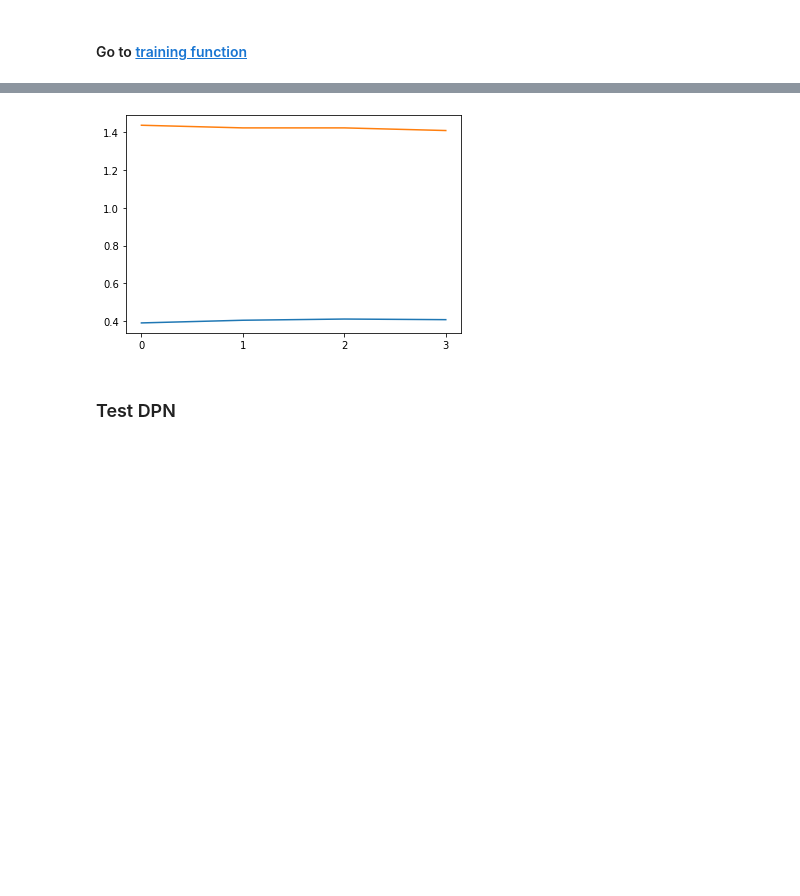
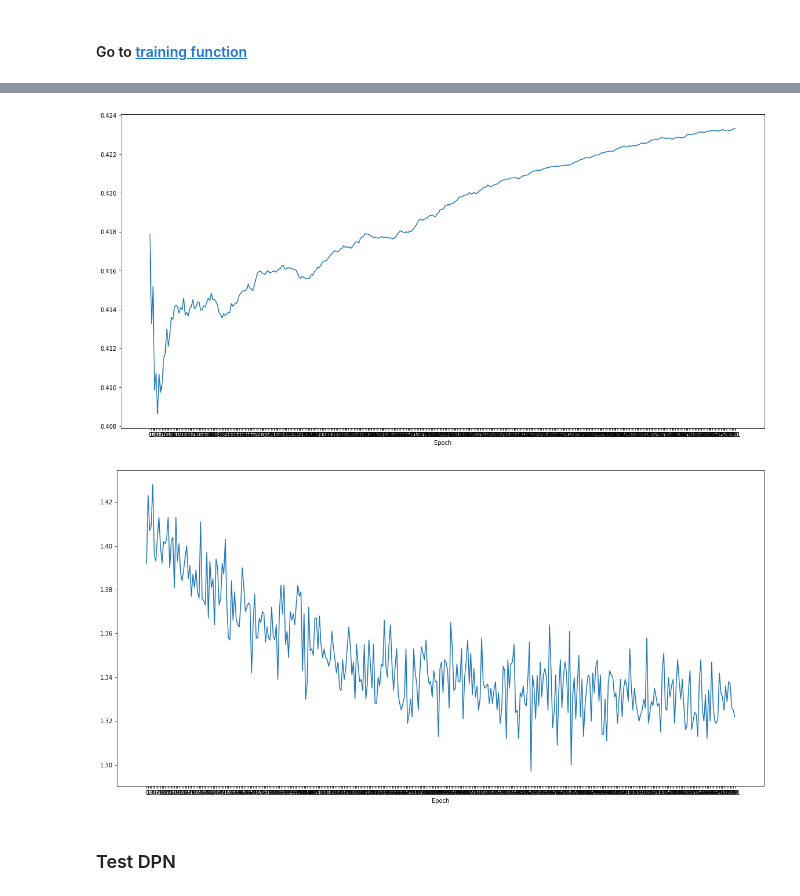
Before and after one commit to BigtoC/CS4487-JPYNBs, a Jupyter notebook: Project/Project-Image-classification.ipynb, the cells around one changed output, grey strips where cells are left out. Cells and saved outputs as stored; diff of their text form; code cells hidden in the pictures; blank space fills up the shorter version.

Commit message:
Training

```diff
--- a/Project/Project-Image-classification.ipynb
+++ b/Project/Project-Image-classification.ipynb
@@ -351,11 +351,12 @@ def progress_bar(max_val: int):
 # %% [markdown]
 ### Plot
 # %%
-def plot_train_info(data: list):
+def plot_train_info(data: list, label: str):
+    plt.figure(figsize=(20,10))
     x = [i for i in range(len(data))]
     y = data
-    plt.plot(x, y)
-#     plt.title(title)
+    plt.plot(x, y, label=label)
+    plt.xlabel("Epoch")
     plt.xticks(np.arange(min(x), max(x)+1, 1))
 # %% [markdown]
 ### Unpickle CIFAR data
@@ -518,8 +526,9 @@ Progress: N/A% |                        | Elapsed Time: 0:00:00 ETA:  --:--:--
 # %%
-plot_train_info(train_correct_rate)
-plot_train_info(train_loss)
+plot_train_info(train_correct_rate, "train correct rate")
+plot_train_info(train_loss, "train loss")
 # %% [output]
-[figure, old version]
+[figure, new version]
+[figure, added]
 # %% [markdown]
 ### Test DPN
 # %%
```
Also changed, not shown: parts of 6 cells of this notebook.
